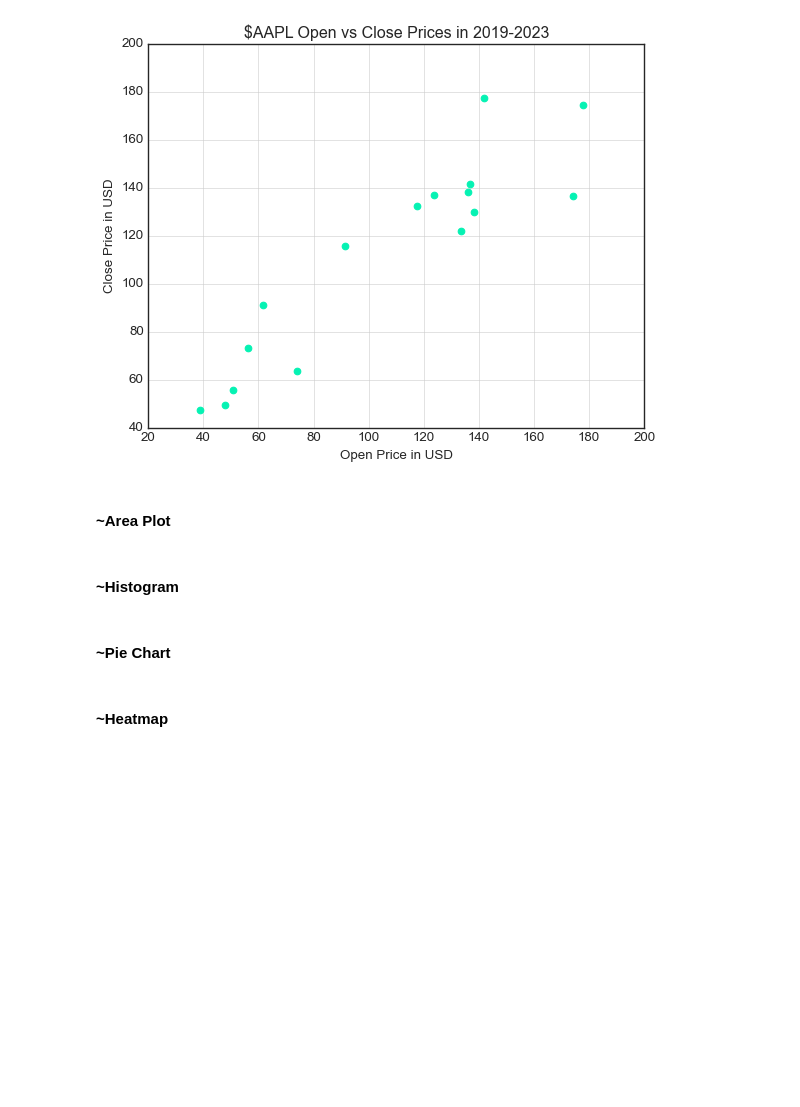
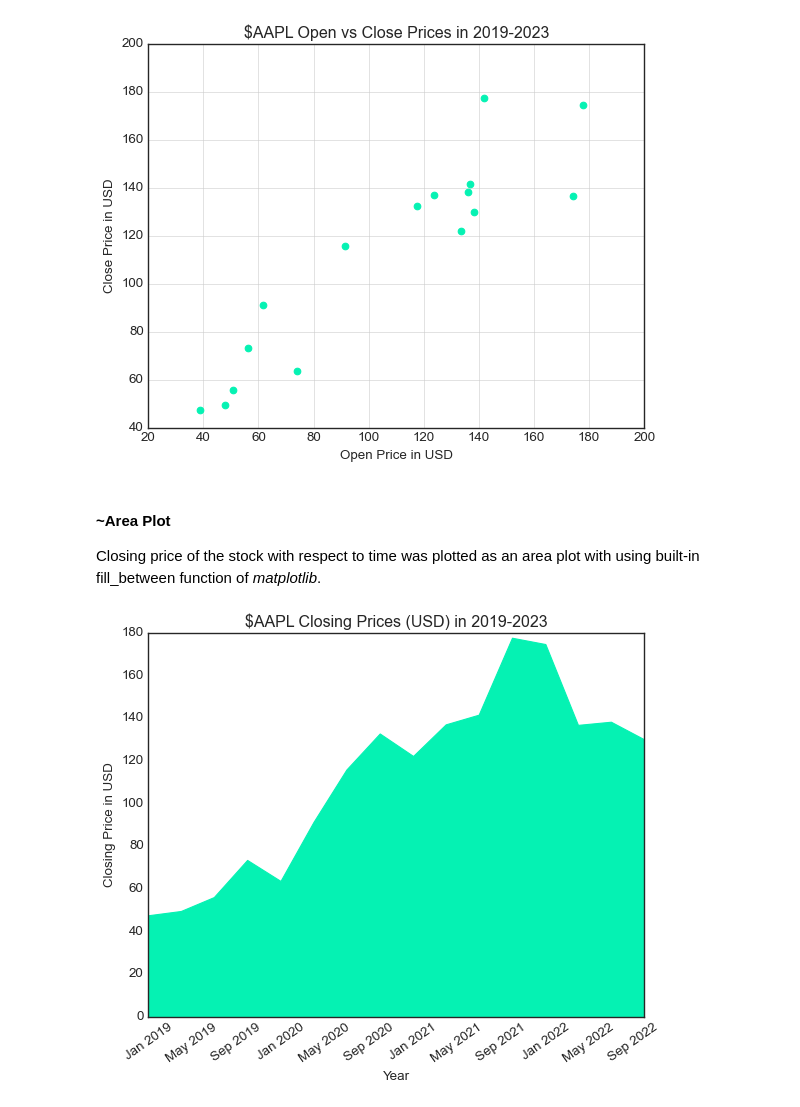
Before and after one commit to bilalonur/financial-visualization, a Jupyter notebook: finance-visualization.ipynb, the cells around one changed output. Saved outputs shown, nothing was run; the diff lists cells and outputs as text; code cells hidden in the pictures; blank space fills up the shorter version.

Commit message:
Update
Finished Tutorial 1 contents. Area plot, Histogram, Pie Chart and Heatmap were added.

```diff
--- a/finance-visualization.ipynb
+++ b/finance-visualization.ipynb
@@ -153,11 +153,16 @@ plt.savefig("figs/openVclose_"+str(symbol)+str(startDate[:5])+str(endDate[:4])+"
 plt.show()
 # %% [output]
 [figure]
-# %% [markdown]
-<h4>~Area Plot</h4>
-# %% [markdown]
-<h4>~Histogram</h4>
-# %% [markdown]
-<h4>~Pie Chart</h4>
-# %% [markdown]
-<h4>~Heatmap</h4>
+# %% [markdown]
+<h4>~Area Plot</h4>
+Closing price of the stock with respect to time was plotted as an area plot with using built-in fill_between function of <i>matplotlib</i>.
+# %%
+plt.fill_between(data.index, data['Close'],ec='face',color='#05f2b3')
+plt.xlabel('Year',fontproperties=font)
+plt.ylabel('Closing Price in USD')
+plt.xticks(rotation=35)  # For readability of time labels in x-axis (rotated by 35 degrees)
+plt.title(f'${symbol} Closing Prices (USD) in 2019-2023')
+plt.savefig("figs/closingPriceArea_"+str(symbol)+str(startDate[:5])+str(endDate[:4])+".png")  # Save plot as indicated directory with name specified
+plt.show()
+# %% [output]
+[figure, added]
```
Also changed, not shown: parts of 7 cells of this notebook, 4 other files.
